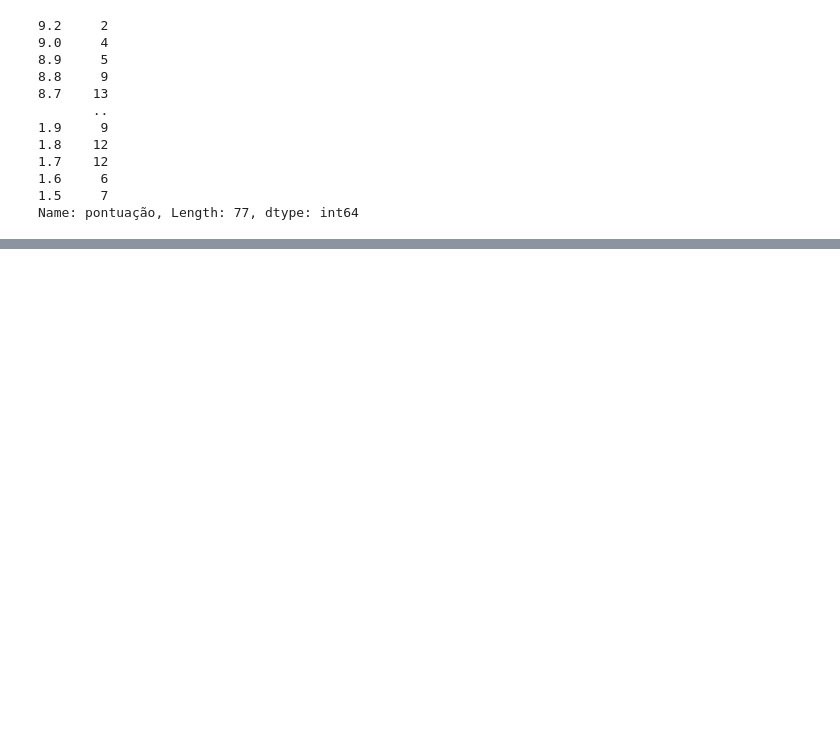
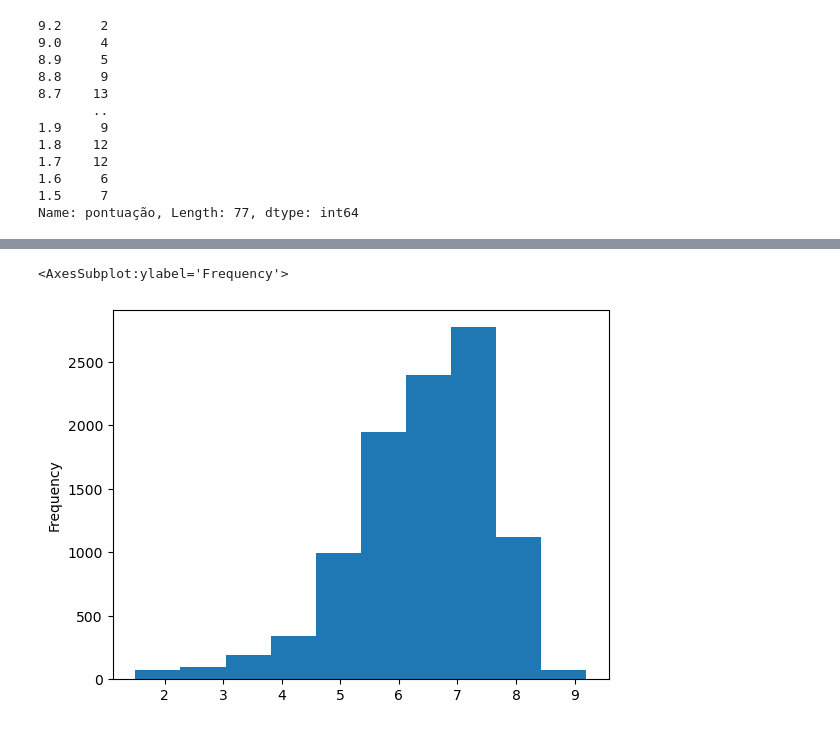
Before and after one commit to pepz1n/Learning-Python, a Jupyter notebook: python_juypter_files/pepz1nJupyter/dataAnalise.ipynb, the cells around one changed output, grey strips where cells are left out. Saved outputs shown, nothing was run; the diff lists cells and outputs as text; code cells hidden in the pictures; blank space fills up the shorter version.

```diff
--- a/python_juypter_files/pepz1nJupyter/dataAnalise.ipynb
+++ b/python_juypter_files/pepz1nJupyter/dataAnalise.ipynb
@@ -223,0 +237,5 @@ Mariana
+# %%
+data['pontuação'].plot(kind='hist')
+# %% [output]
+<AxesSubplot:ylabel='Frequency'>
+[figure, added]
```
Also changed, not shown: parts of 24 cells of this notebook, 4 other files.
